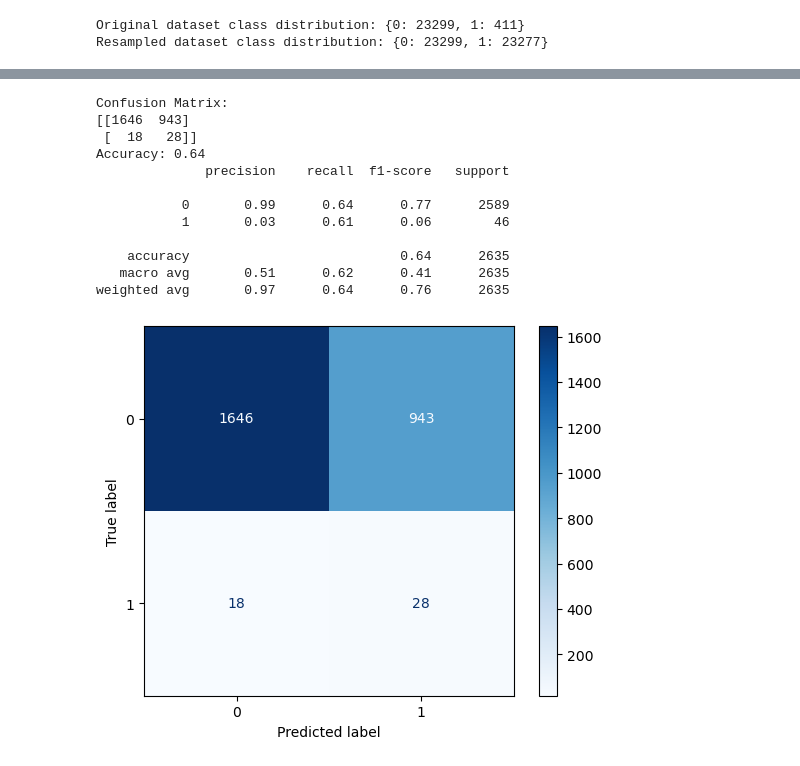
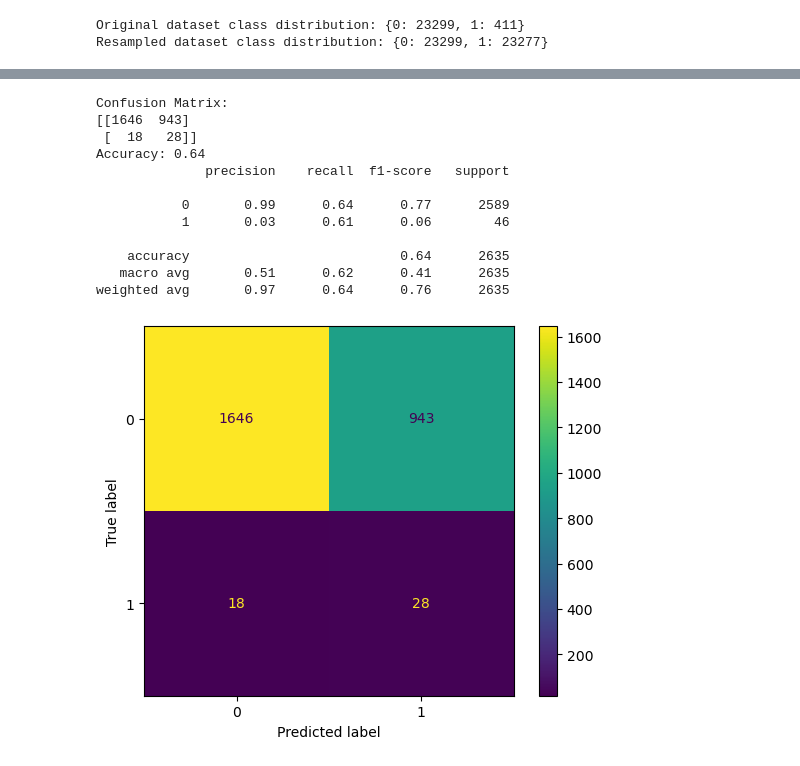
Before and after one commit to DiyaPrasanth20/NFL_Analysis, a Jupyter notebook: DataModelingPartTwo.ipynb, the cells around one changed output, grey strips where cells are left out. Saved outputs shown, nothing was run; the diff lists cells and outputs as text; code cells hidden in the pictures.

```diff
--- a/DataModelingPartTwo.ipynb
+++ b/DataModelingPartTwo.ipynb
@@ -191,32 +192,32 @@ weighted avg       0.97      0.57      0.71      2635
 # %%
 threshold = 0.521
 
 # Convert probabilities to binary predictions based on the threshold
 y_pred = (y_proba >= threshold).astype(int)
 cm = confusion_matrix(y_test, y_pred)
 
 # Print confusion matrix
 print("Confusion Matrix:")
 print(cm)
 
 # Visualize confusion matrix as a heatmap
 disp = ConfusionMatrixDisplay(confusion_matrix=cm, display_labels=model.classes_)
-disp.plot(cmap="Blues")  # You can customize the color map if needed
+disp.plot()  # You can customize the color map if needed
 
 # Evaluate the model
 print(f'Accuracy: {accuracy_score(y_test, y_pred):.2f}')
 print(classification_report(y_test, y_pred))
 # %% [output]
 Confusion Matrix:
 [[1646  943]
  [  18   28]]
 Accuracy: 0.64
               precision    recall  f1-score   support
 
            0       0.99      0.64      0.77      2589
            1       0.03      0.61      0.06        46
 
     accuracy                           0.64      2635
    macro avg       0.51      0.62      0.41      2635
 weighted avg       0.97      0.64      0.76      2635
-[figure, old version]
+[figure, new version]
```
Also changed, not shown: parts of 2 cells of this notebook.
